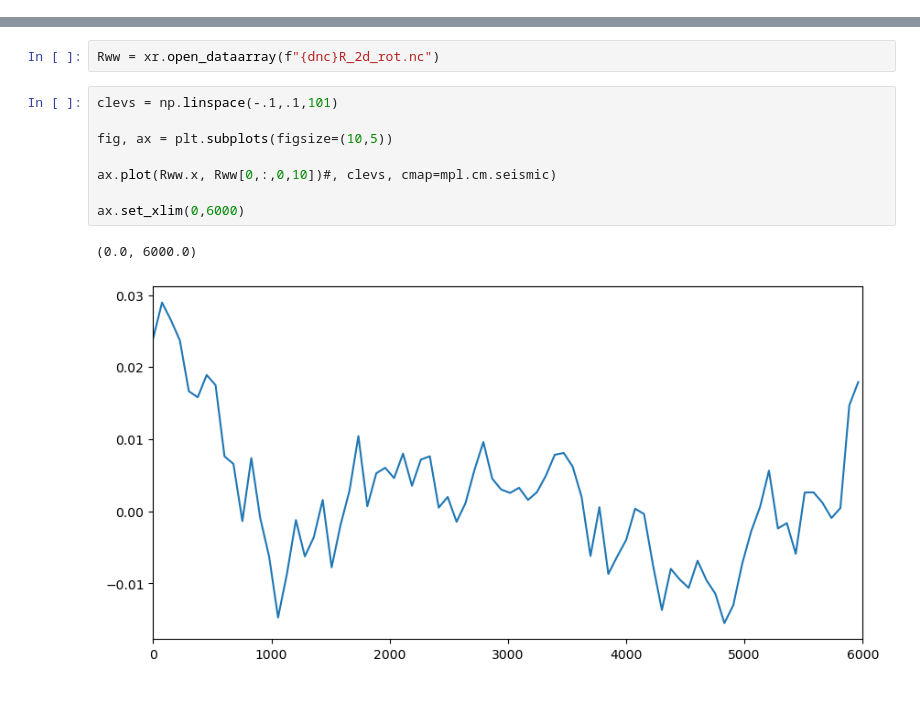
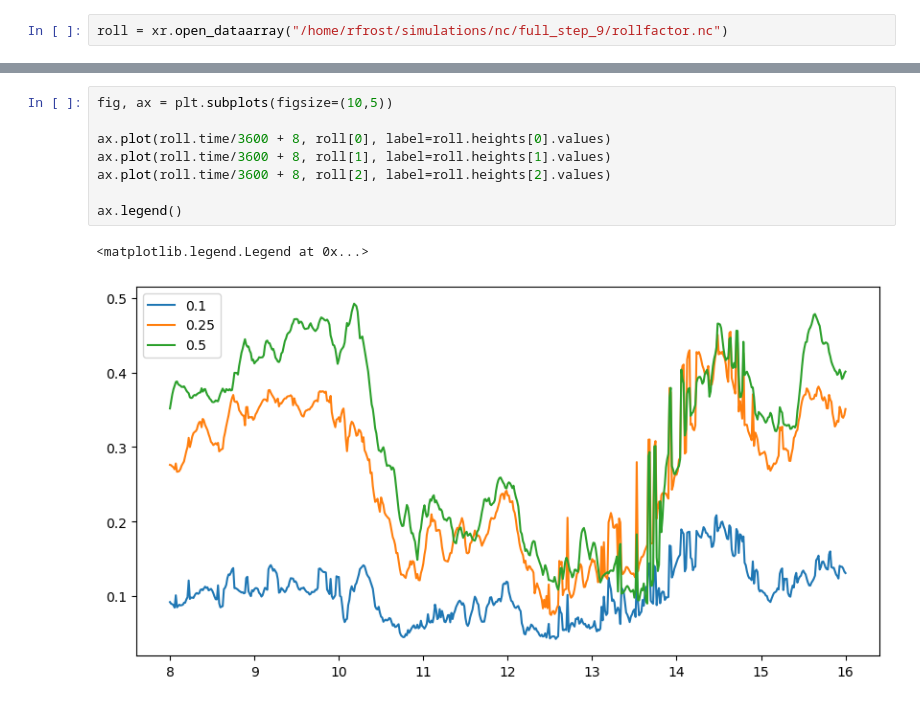
Before and after one commit to Salesky-ABL/ABL_Transition, a Jupyter notebook: processing/test.ipynb, the cells around one changed output, grey strips where cells are left out. Drawn from its saved outputs; the diff is of its cells as text.

Commit message:
updates to plotting routines

```diff
--- a/processing/test.ipynb
+++ b/processing/test.ipynb
@@ -40,2 +15,4 @@ roll.shape
+# %%
+roll = xr.open_dataarray("/home/rfrost/simulations/nc/full_step_9/rollfactor.nc")
 # %%
 import matplotlib.pyplot as plt
@@ -50,13 +19,11 @@ ax.plot(roll.time/3600 + 8, roll[:,15])
-# %%
-Rww = xr.open_dataarray(f"{dnc}R_2d_rot.nc")
-# %%
-clevs = np.linspace(-.1,.1,101)
-
-fig, ax = plt.subplots(figsize=(10,5))
-
-ax.plot(Rww.x, Rww[0,:,0,10])#, clevs, cmap=mpl.cm.seismic)
-
-ax.set_xlim(0,6000)
-# %% [output]
-(0.0, 6000.0)
-[figure, removed]
+# %%
+fig, ax = plt.subplots(figsize=(10,5))
+
+ax.plot(roll.time/3600 + 8, roll[0], label=roll.heights[0].values)
+ax.plot(roll.time/3600 + 8, roll[1], label=roll.heights[1].values)
+ax.plot(roll.time/3600 + 8, roll[2], label=roll.heights[2].values)
+
+ax.legend()
+# %% [output]
+<matplotlib.legend.Legend at 0x...>
+[figure, added]
```
Also changed, not shown: parts of 8 cells of this notebook, 5 other files.
